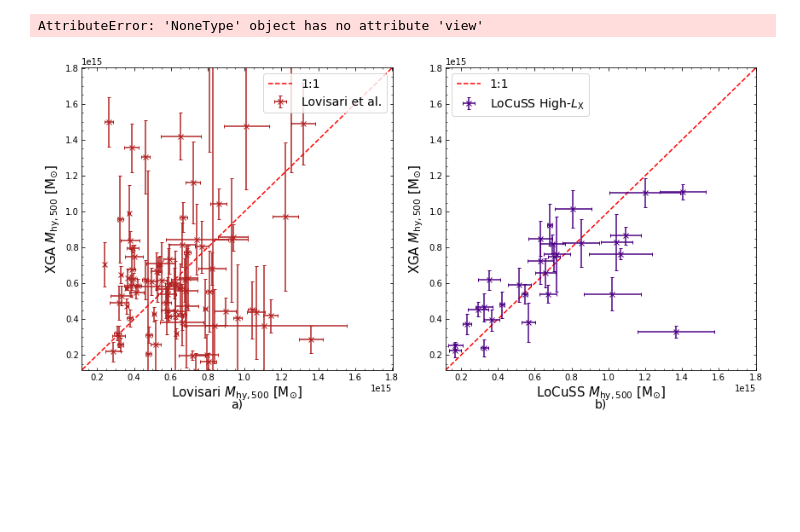
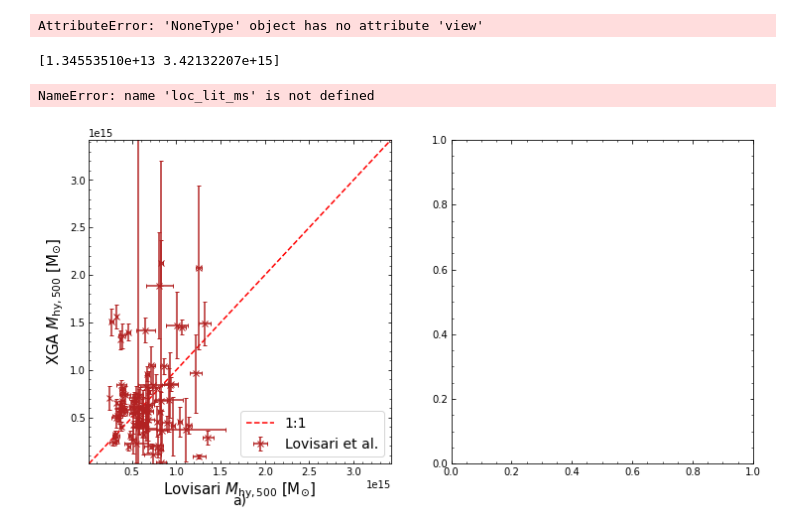
Before and after one commit to DavidT3/XCS-Mass-Paper-I-Analysis, a Jupyter notebook: hydrostatic_mass_comparisons.ipynb, the cells around one changed output. Saved outputs shown, nothing was run; the diff lists cells and outputs as text; code cells hidden in the pictures; blank space fills up the shorter version.

Commit message:
Messed around with the hydrostatic mass comparisons with the new Lovisari centres

```diff
--- a/hydrostatic_mass_comparisons.ipynb
+++ b/hydrostatic_mass_comparisons.ipynb
@@ -120,8 +120,8 @@ The Lovisari et al. sample was selected from Planck-eSZ, and will again be a use
 lovisari = pd.read_csv("sample_files/lovisari_planck_clusters.csv")
 # %%
 # Reading out the relevant values into arrays just for ease of passing into the ClusterSample object
-ra = lovisari['planck_ra'].values
-dec = lovisari['planck_dec'].values
+ra = lovisari['xmm_ra'].values
+dec = lovisari['xmm_dec'].values
 z = lovisari['z'].values
 n = lovisari['name'].values
 r500 = Quantity(lovisari['r500'].values, 'kpc')
@@ -370,18 +371,4 @@ len(loc_sb_dblbeta_simpvikh_105_mp)
 # %%
-loc_sb_dblbeta_simpvikh_105_m500 = []
-with tqdm(desc='Measuring Masses for LoCuSS Clusters', total=len(loc_sb_dblbeta_simpvikh_105_mp)) as onwards:
-    for mp in loc_sb_dblbeta_simpvikh_105_mp:
-        if mp is not None:
-            rel_src = locuss_srcs[mp.src_name]
-            m = mp.mass(rel_src.r500)[0]
-        else:
-            m = Quantity([np.NaN, np.NaN, np.NaN], 'Msun')
-        loc_sb_dblbeta_simpvikh_105_m500.append(m)
-
-        onwards.update(1)
-
-loc_sb_dblbeta_simpvikh_105_m500 = Quantity(loc_sb_dblbeta_simpvikh_105_m500)
-
 lov_sb_dblbeta_simpvikh_105_m500 = []
 with tqdm(desc='Measuring Masses for Lovisari Clusters', total=len(lov_sb_dblbeta_simpvikh_105_mp)) as onwards:
     for mp in lov_sb_dblbeta_simpvikh_105_mp:
@@ -395,4 +382,18 @@ with tqdm(desc='Measuring Masses for Lovisari Clusters', total=len(lov_sb_dblbet
         onwards.update(1)
 
 lov_sb_dblbeta_simpvikh_105_m500 = Quantity(lov_sb_dblbeta_simpvikh_105_m500)
+
+loc_sb_dblbeta_simpvikh_105_m500 = []
+# with tqdm(desc='Measuring Masses for LoCuSS Clusters', total=len(loc_sb_dblbeta_simpvikh_105_mp)) as onwards:
+#     for mp in loc_sb_dblbeta_simpvikh_105_mp:
+#         if mp is not None:
+#             rel_src = locuss_srcs[mp.src_name]
+#             m = mp.mass(rel_src.r500)[0]
+#         else:
+#             m = Quantity([np.NaN, np.NaN, np.NaN], 'Msun')
+#         loc_sb_dblbeta_simpvikh_105_m500.append(m)
+
+#         onwards.update(1)
+
+loc_sb_dblbeta_simpvikh_105_m500 = Quantity(loc_sb_dblbeta_simpvikh_105_m500)
 # %%
@@ -436,6 +437,7 @@ plt.sca(ax)
 
 # Fetching appropriate limits for comparing the two sets of mass measurements
 lov_lims = find_lims(lov_lit_ms, lov_sb_dblbeta_simpvikh_105_m500).value
+print(lov_lims)
 
 # Plotting a 1:1 line to help with comparisons
 plt.plot(lov_lims, lov_lims, color='red', linestyle="dashed", label="1:1")
@@ -447,40 +449,42 @@ plt.errorbar(lov_lit_ms[:, 0].value, lov_sb_dblbeta_simpvikh_105_m500[:, 0].valu
 
 # Labelling axes, setting labels etc.
 ax.set_xlabel(r"Lovisari $M_{\rm{hy, 500}}$ [M$_{\odot}$]", fontsize=15)
-ax.set_xlim(loc_lims)
+ax.set_xlim(lov_lims)
 ax.set_ylabel(r"XGA $M_{\rm{hy,500}}$ [M$_{\odot}$]", fontsize=15)
-ax.set_ylim(loc_lims)
+ax.set_ylim(lov_lims)
 ax.text(0.5, sublabel_ypos, s='a)', horizontalalignment='center', verticalalignment='center',
         transform=ax.transAxes, fontsize=sublabel_fsize)
 ax.legend(loc='best', fontsize=14)
 
 # Reading out the second axis in the array of axes
 ax = ax_arr[1]
 plt.sca(ax)
 
 # Fetching appropriate limits for comparing the two sets of mass measurements
 loc_lims = find_lims(loc_lit_ms, loc_sb_dblbeta_simpvikh_105_m500).value
 
 # Plotting a 1:1 line to help with comparisons
 plt.plot(loc_lims, loc_lims, color='red', linestyle="dashed", label="1:1")
 # Plotting the two datasets with uncertainties
 plt.errorbar(loc_lit_ms[:, 0].value, loc_sb_dblbeta_simpvikh_105_m500[:, 0].value,
              xerr=loc_lit_ms[:, 1].value,
              yerr=loc_sb_dblbeta_simpvikh_105_m500[:, 1].T.value, fmt='x',
              color=loc_colour, capsize=2, label=r"LoCuSS High-$L_{\rm{X}}$")
 
 # Labelling axes, setting labels etc.
 ax.set_xlabel(r"LoCuSS $M_{\rm{hy, 500}}$ [M$_{\odot}$]", fontsize=15)
 ax.set_xlim(loc_lims)
 ax.set_ylabel(r"XGA $M_{\rm{hy,500}}$ [M$_{\odot}$]", fontsize=15)
 ax.set_ylim(loc_lims)
 ax.text(0.5, sublabel_ypos, s='b)', horizontalalignment='center', verticalalignment='center',
         transform=ax.transAxes, fontsize=sublabel_fsize)
 ax.legend(loc='best', fontsize=14)
 
 # Saving and plotting the resulting figure
 plt.tight_layout()
 plt.savefig("non_paper_figures/lov_loc_sb_dblbeta_svikh_1.05r500_hym500_comp.pdf")
 plt.show()
 # %% [output]
+[1.34553510e+13 3.42132207e+15]
+NameError: name 'loc_lit_ms' is not defined
-[figure, old version]
+[figure, new version]
```
Also changed, not shown: parts of 6 cells of this notebook, 1 other file.
